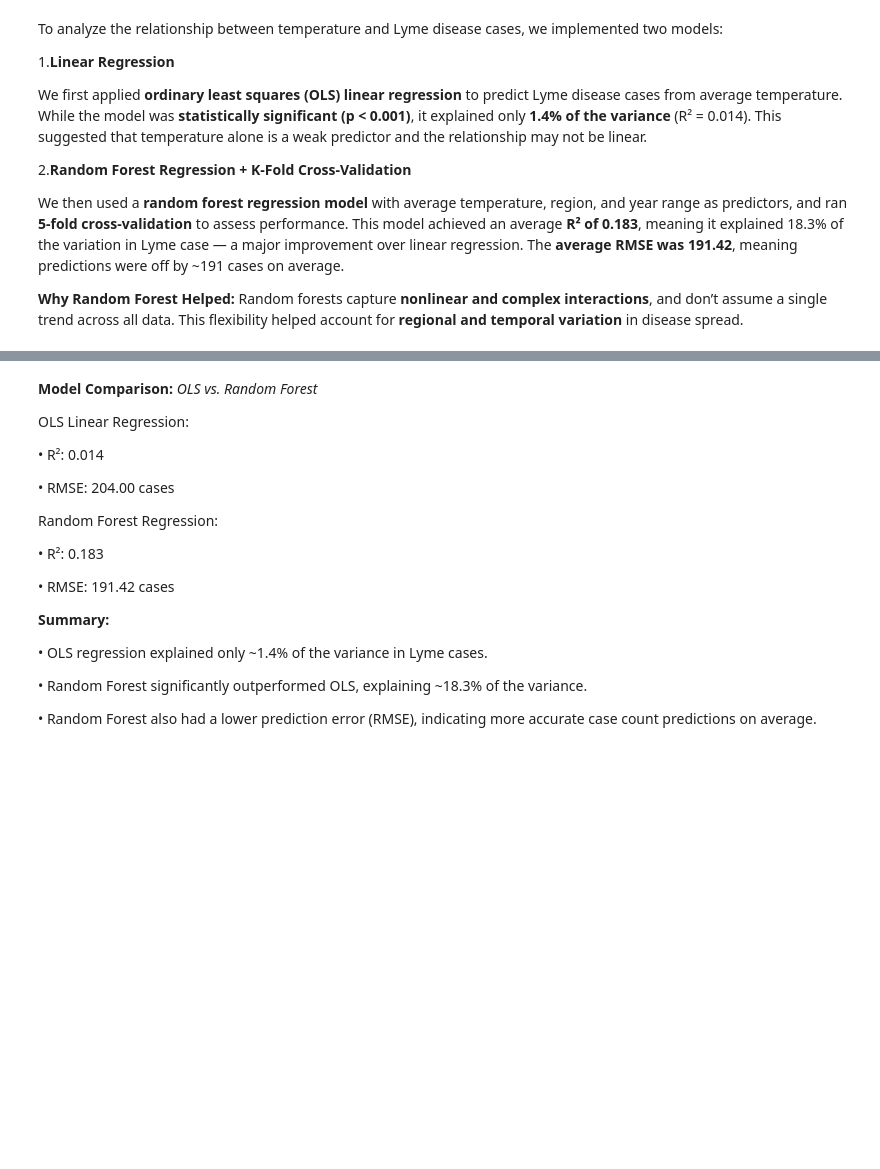
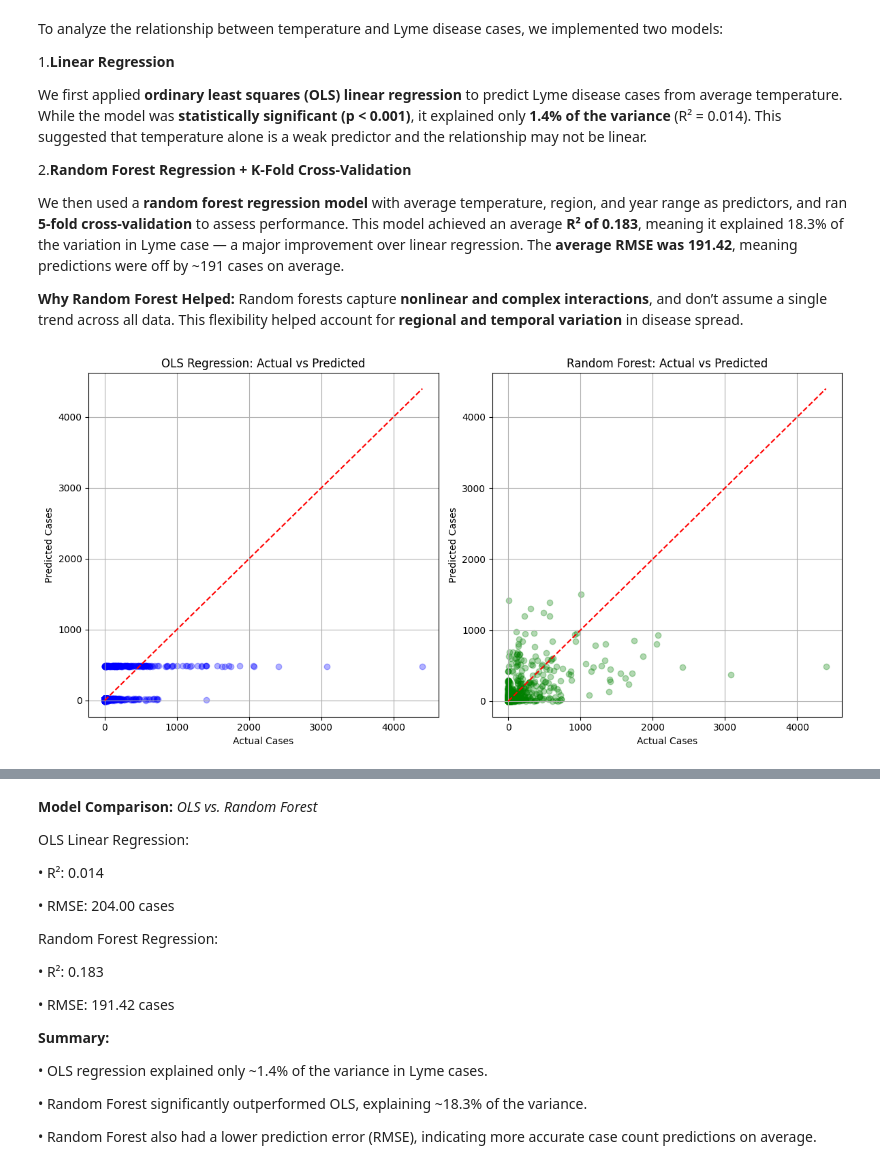
Before and after one commit to mayapatri/mayapatri.github.io, a Jupyter notebook: Murray_Patri_PP.ipynb, the cells around one changed output, grey strips where cells are left out. Saved outputs shown, nothing was run; the diff lists cells and outputs as text; code cells hidden in the pictures; blank space fills up the shorter version.

```diff
--- a/Murray_Patri_PP.ipynb
+++ b/Murray_Patri_PP.ipynb
@@ -456,3 +456,75 @@ We then used a **random forest regression model** with average temperature, regi
 
 **Why Random Forest Helped:**
 Random forests capture **nonlinear and complex interactions**, and don’t assume a single trend across all data. This flexibility helped account for **regional and temporal variation** in disease spread.
+# %%
+
+from sklearn.linear_model import LinearRegression
+from sklearn.model_selection import train_test_split
+
+
+# Define features and target
+X = MERGED_df[['AvgTemp', 'Region', 'YearRange']]
+y = MERGED_df['Cases']
+
+# Preprocessing: handle numeric and categorical variables
+preprocessor = ColumnTransformer(
+    transformers=[
+        ('num', SimpleImputer(strategy='mean'), ['AvgTemp']),
+        ('cat', OneHotEncoder(handle_unknown='ignore'), ['Region', 'YearRange'])
+    ]
+)
+
+'''
+Filling missing values in AvgTemp with the mean
+One-hot encoding the Region and YearRange columns
+This makes the data fully numeric so both models can use it
+
+'''
+
+# Transform the data
+X_processed = preprocessor.fit_transform(X)
+
+# Train-test split
+X_train, X_test, y_train, y_test = train_test_split(X_processed, y, test_size=0.2, random_state=42)
+
+'''
+80% to train, 20% to test, so both models are evaluated on the same test set.
+
+'''
+
+# Train both models
+ols_model = LinearRegression()
+rf_model = RandomForestRegressor(n_estimators=100, random_state=42)
+
+ols_model.fit(X_train, y_train)
+rf_model.fit(X_train, y_train)
+
+# Predictions
+y_pred_ols = ols_model.predict(X_test)
+y_pred_rf = rf_model.predict(X_test)
+
+# Plot actual vs predicted for both models
+plt.figure(figsize=(12, 6))
+
+# OLS plot
+plt.subplot(1, 2, 1)
+plt.scatter(y_test, y_pred_ols, alpha=0.3, color='blue')
+plt.plot([y_test.min(), y_test.max()], [y_test.min(), y_test.max()], '--r')
+plt.xlabel('Actual Cases')
+plt.ylabel('Predicted Cases')
+plt.title('OLS Regression: Actual vs Predicted')
+plt.grid(True)
+
+# Random Forest plot
+plt.subplot(1, 2, 2)
+plt.scatter(y_test, y_pred_rf, alpha=0.3, color='green')
+plt.plot([y_test.min(), y_test.max()], [y_test.min(), y_test.max()], '--r')
+plt.xlabel('Actual Cases')
+plt.ylabel('Predicted Cases')
+plt.title('Random Forest: Actual vs Predicted')
+plt.grid(True)
+
+plt.tight_layout()
+plt.show()
+# %% [output]
+[figure, added]
```
Also changed, not shown: parts of 1 cell of this notebook.
